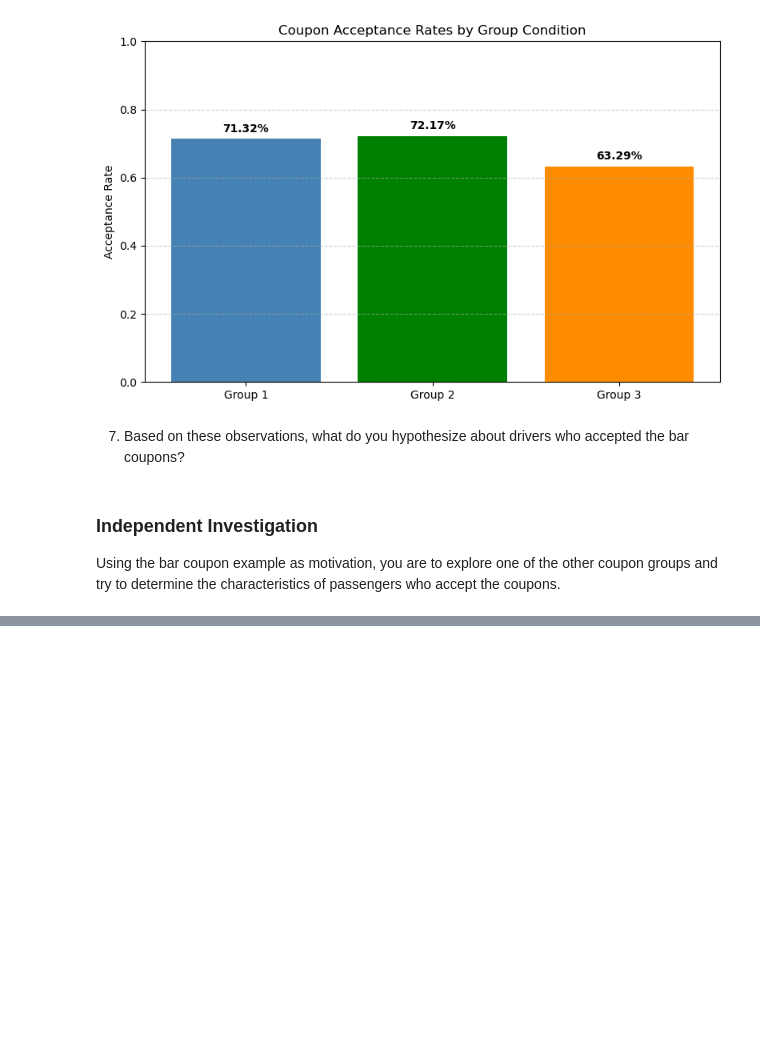
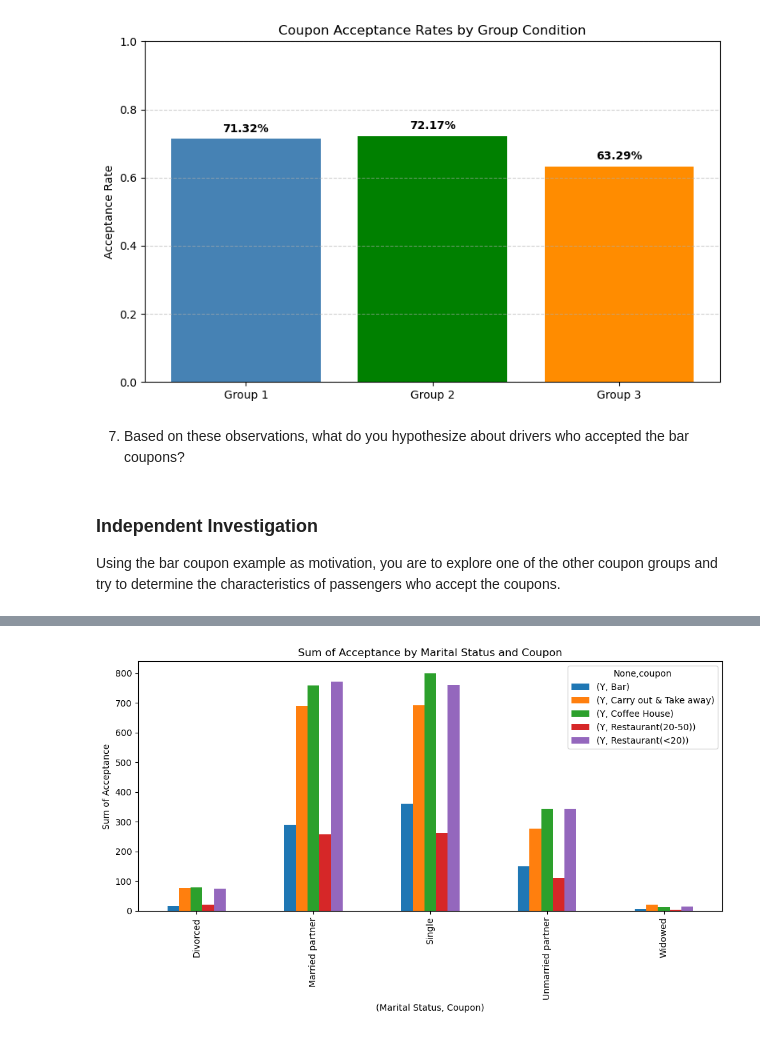
Before and after one commit to mchepuri/coupon_acceptance_analysis, a Jupyter notebook: prompt.ipynb, the cells around one changed output, grey strips where cells are left out. Cells and saved outputs as stored; diff of their text form; code cells hidden in the pictures; blank space fills up the shorter version.

```diff
--- a/prompt.ipynb
+++ b/prompt.ipynb
@@ -404,0 +443,22 @@ Using the bar coupon example as motivation, you are to explore one of the other
+# %%
+# Another interesting dimension to see by marital status.
+# who are accepting what and what type of coupons.
+
+plot_data=data.groupby(["maritalStatus","coupon"])[["Y"]].sum().unstack()
+#plot_data.head(50)
+#Best visualtion in this case is bar since we can easily figure out by bar height.
+plot_data.plot(kind='bar', figsize=(10, 6))
+
+#set additional config option to make bar more readable.
+plt.title('Sum of Acceptance by Marital Status and Coupon')
+plt.ylabel('Sum of Acceptance')
+plt.xlabel('(Marital Status, Coupon)')
+plt.tight_layout()
+# show the bar plot.
+plt.show()
+
+# Observations
+# 1. Married partner and Singles appears to be accepting more coupons then Divorced and Widowed.
+# 2. In this dimension also , expensive restaurants are NOT hot favorites.
+# %% [output]
+[figure, added]
```
Also changed, not shown: parts of 2 cells of this notebook.
